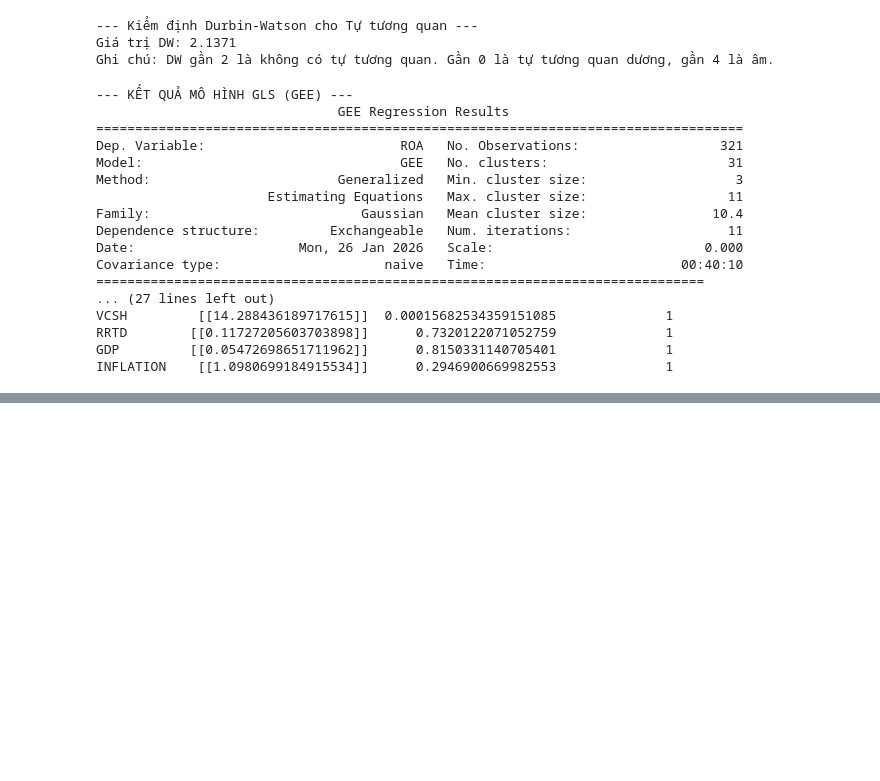
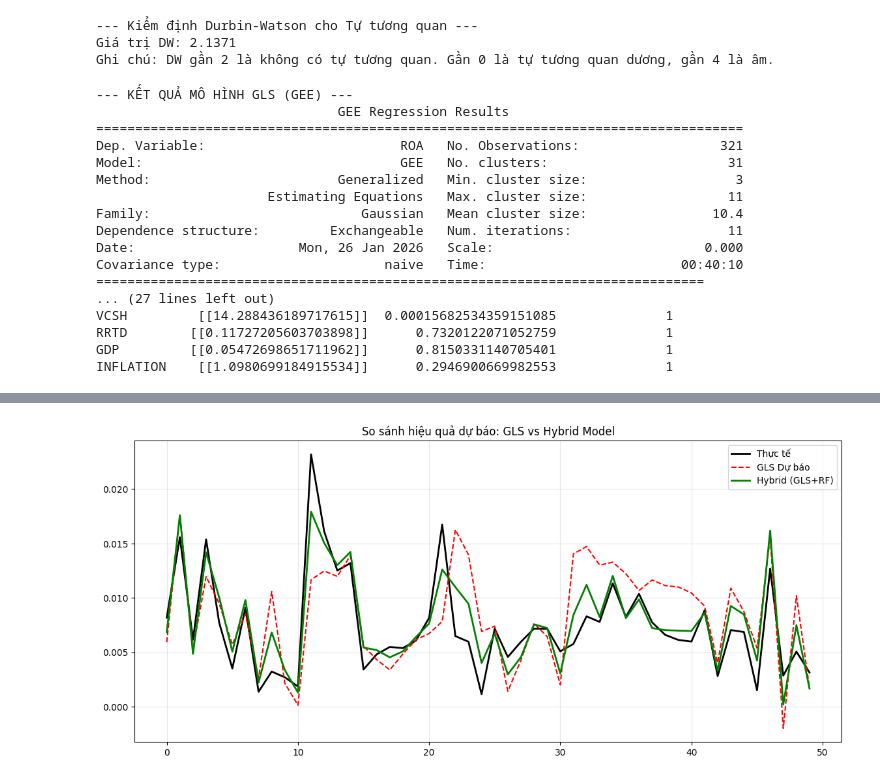
Before and after one commit to phatlt17420/Python_BA, a Jupyter notebook: PhanTichVaTrucQuanDuLieu/DoAn/DoAn_org.ipynb, the cells around one changed output, grey strips where cells are left out. Drawn from its saved outputs; the diff is of its cells as text; code cells hidden in the pictures; blank space fills up the shorter version.

Commit message:
video 2_numpy

```diff
--- a/PhanTichVaTrucQuanDuLieu/DoAn/DoAn_org.ipynb
+++ b/PhanTichVaTrucQuanDuLieu/DoAn/DoAn_org.ipynb
@@ -338,0 +395,19 @@ INFLATION    [[1.0980699184915534]]      0.2946900669982553              1
+# %%
+# 1. Lấy dự báo từ GLS đã chạy
+df['pred_gls'] = results.predict(df)
+
+# 2. Tính sai số (Residuals)
+df['residuals'] = df['ROA'] - df['pred_gls']
+
+# 3. Dùng Random Forest học trên sai số
+from sklearn.ensemble import RandomForestRegressor
+rf_res = RandomForestRegressor(n_estimators=100, random_state=42)
+rf_res.fit(df[bien_doc_lap], df['residuals'])
+
+# 4. Dự báo Hybrid
+pred_residual = rf_res.predict(df[bien_doc_lap])
+df['pred_hybrid'] = df['pred_gls'] + pred_residual
+
+# 5. Kiểm tra R-squared mới
+from sklearn.metrics import r2_score
+print(f"R-squared Hybrid: {r2_score(df['ROA'], df['pred_hybrid']):.4f}")
@@ -338,0 +416,76 @@ INFLATION    [[1.0980699184915534]]      0.2946900669982553              1
+# %%
+import pandas as pd
+import numpy as np
+import matplotlib.pyplot as plt
+from sklearn.ensemble import RandomForestRegressor
+from sklearn.metrics import mean_squared_error, mean_absolute_error, r2_score
+
+# ==========================================================
+# PHẦN 1: CHUẨN BỊ DỮ LIỆU
+# ==========================================================
+
+# 1. Danh sách các biến độc lập (phải khớp với mô hình GLS bạn đã chạy)
+features = ['DEP', 'CASH', 'LGAP', 'NPL', 'SIZE', 'CR3', 'VCSH', 'RRTD', 'GDP', 'INFLATION']
+
+# 2. Lấy dự báo từ mô hình GLS (GEE) đã chạy ở bước trước
+# (Biến 'results' là kết quả từ lệnh model.fit(cov_type='naive') của bạn)
+df['GLS_Pred'] = results.predict(df)
+
+# 3. Tính sai số (Residuals) mà GLS chưa giải thích được
+df['GLS_Residuals'] = df['ROA'] - df['GLS_Pred']
+
+# ==========================================================
+# PHẦN 2: CHẠY RANDOM FOREST TRÊN SAI SỐ (RESIDUAL LEARNING)
+# ==========================================================
+
+# Khởi tạo mô hình Random Forest
+# n_estimators=100: Số lượng cây
+# random_state=42: Để kết quả cố định mỗi lần chạy
+rf_residual_model = RandomForestRegressor(n_estimators=200, max_depth=10, random_state=42)
+
+# Huấn luyện RF: Đầu vào là X, Mục tiêu là SAI SỐ (không phải ROA)
+rf_residual_model.fit(df[features], df['GLS_Residuals'])
+
+# Dự báo phần sai số bù trừ
+df['RF_Residual_Pred'] = rf_residual_model.predict(df[features])
+
+# ==========================================================
+# PHẦN 3: TỔNG HỢP KẾT QUẢ (HYBRID MODEL)
+# ==========================================================
+
+# Công thức: Kết quả cuối = Phần tuyến tính (GLS) + Phần phi tuyến (RF)
+df['Hybrid_Pred'] = df['GLS_Pred'] + df['RF_Residual_Pred']
+
+# ==========================================================
+# PHẦN 4: SO SÁNH HIỆU QUẢ
+# ==========================================================
+
+def calculate_metrics(y_true, y_pred, model_name):
+    rmse = np.sqrt(mean_squared_error(y_true, y_pred))
+    mae = mean_absolute_error(y_true, y_pred)
+    r2 = r2_score(y_true, y_pred)
+    print(f"--- {model_name} ---")
+    print(f"RMSE (Sai số chuẩn): {rmse:.5f}")
+    print(f"MAE (Sai số tuyệt đối): {mae:.5f}")
+    print(f"R-squared (Độ giải thích): {r2:.4f} ({r2*100:.2f}%)")
+    print("-" * 30)
+
+print("\n=== KẾT QUẢ SO SÁNH HIỆU QUẢ DỰ BÁO ===")
+calculate_metrics(df['ROA'], df['GLS_Pred'], "Mô hình GLS Gốc")
+calculate_metrics(df['ROA'], df['Hybrid_Pred'], "Mô hình Hybrid (GLS + RF)")
+
+# ==========================================================
+# PHẦN 5: VẼ BIỂU ĐỒ TRỰC QUAN HÓA
+# ==========================================================
+
+# Vẽ 50 quan sát đầu tiên để dễ nhìn
+plt.figure(figsize=(14, 6))
+plt.plot(df['ROA'].values[:50], label='Thực tế', color='black', linewidth=2)
+plt.plot(df['GLS_Pred'].values[:50], label='GLS Dự báo', color='red', linestyle='--')
+plt.plot(df['Hybrid_Pred'].values[:50], label='Hybrid (GLS+RF)', color='green', linewidth=2)
+
+plt.title('So sánh hiệu quả dự báo: GLS vs Hybrid Model')
+plt.legend()
+plt.grid(True, alpha=0.3)
+plt.show()
+# %% [output]
@@ -338,0 +503 @@ INFLATION    [[1.0980699184915534]]      0.2946900669982553              1
+[figure, added]
```
Also changed, not shown: parts of 5 cells of this notebook, 1 other file.
